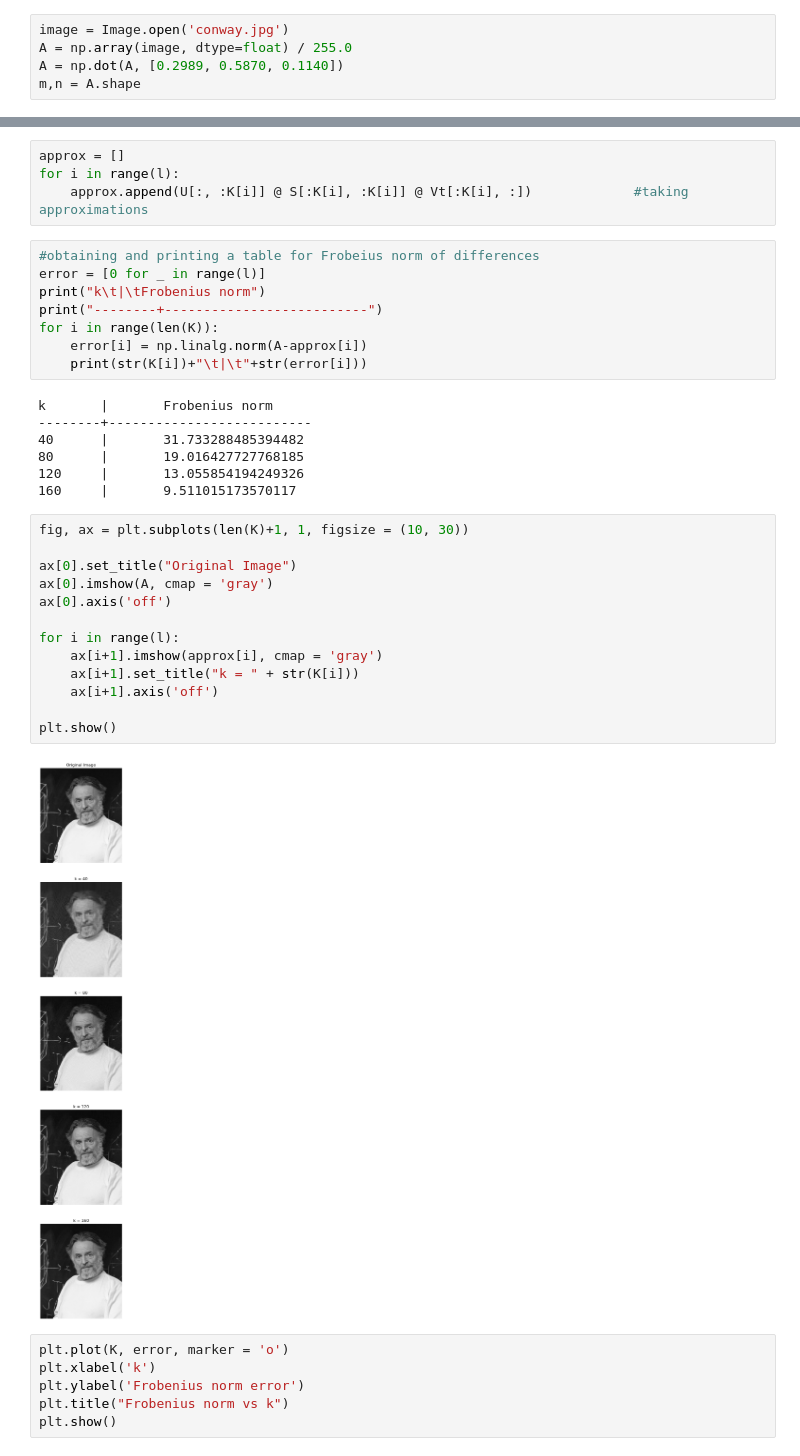
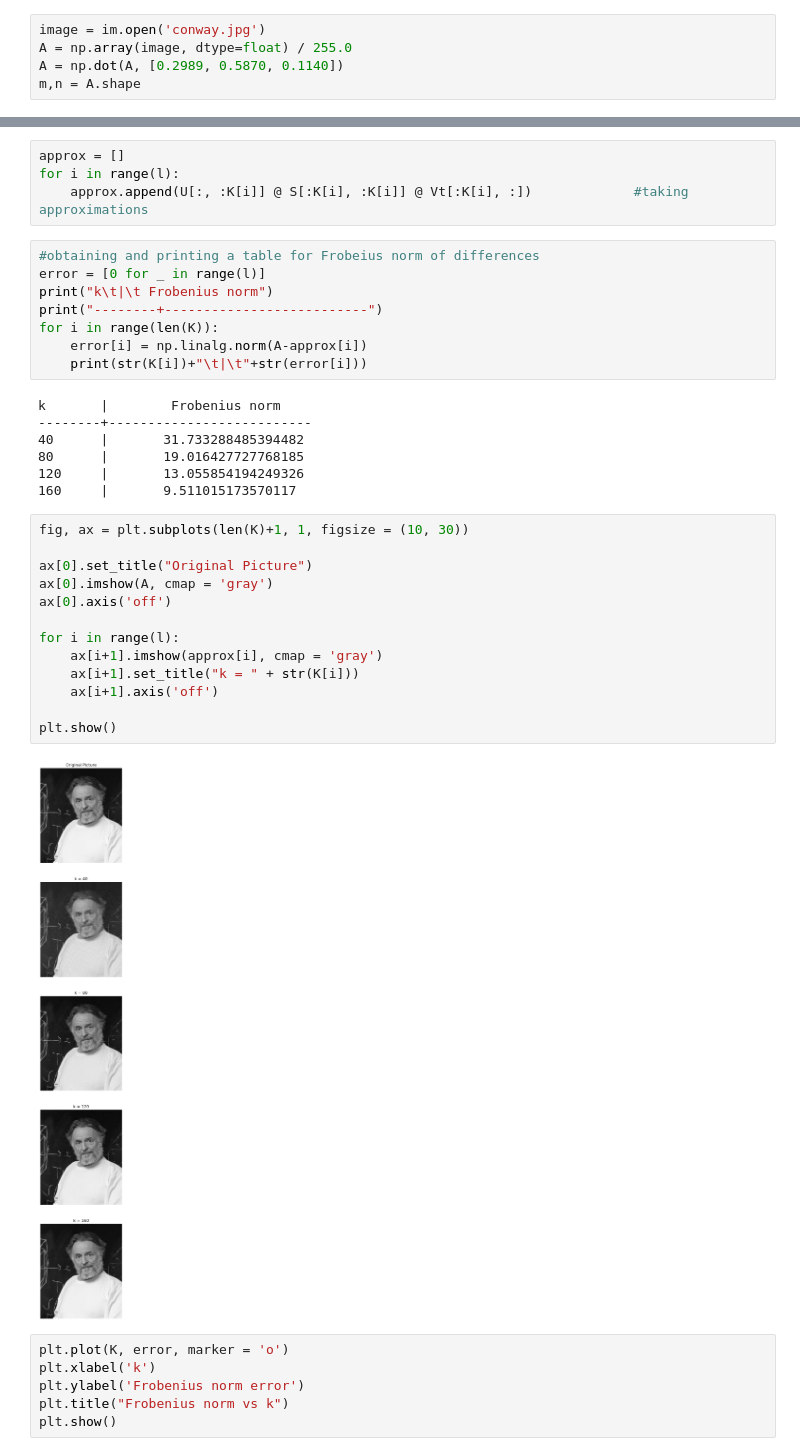
Before and after one commit to nilavam/nilavam.github.io, a Jupyter notebook: ConOpt/HW1/image compression.ipynb, the cells around one changed output, grey strips where cells are left out. Drawn from its saved outputs; the diff is of its cells as text.

```diff
--- a/ConOpt/HW1/image compression.ipynb
+++ b/ConOpt/HW1/image compression.ipynb
@@ -9,6 +9,6 @@ from PIL import Image
 import matplotlib.pyplot as plt
 # %%
-image = Image.open('conway.jpg')
+image = im.open('conway.jpg')
 A = np.array(image, dtype=float) / 255.0
 A = np.dot(A, [0.2989, 0.5870, 0.1140])
 m,n = A.shape
@@ -24,7 +24,7 @@ for i in range(l):
 # %%
 #obtaining and printing a table for Frobeius norm of differences
 error = [0 for _ in range(l)]
-print("k\t|\tFrobenius norm")
+print("k\t|\t Frobenius norm")
 print("--------+--------------------------")
 for i in range(len(K)):
     error[i] = np.linalg.norm(A-approx[i])
@@ -39,18 +39,18 @@ k       |       Frobenius norm
 # %%
 fig, ax = plt.subplots(len(K)+1, 1, figsize = (10, 30))
 
-ax[0].set_title("Original Image")
+ax[0].set_title("Original Picture")
 ax[0].imshow(A, cmap = 'gray')
 ax[0].axis('off')
 
 for i in range(l):
     ax[i+1].imshow(approx[i], cmap = 'gray')
     ax[i+1].set_title("k = " + str(K[i]))
     ax[i+1].axis('off')
 
 plt.show()
 # %% [output]
-[figure, old version]
+[figure, new version]
 # %%
 plt.plot(K, error, marker = 'o')
 plt.xlabel('k')
```
Also changed, not shown: parts of 2 cells of this notebook, 16 other files.
